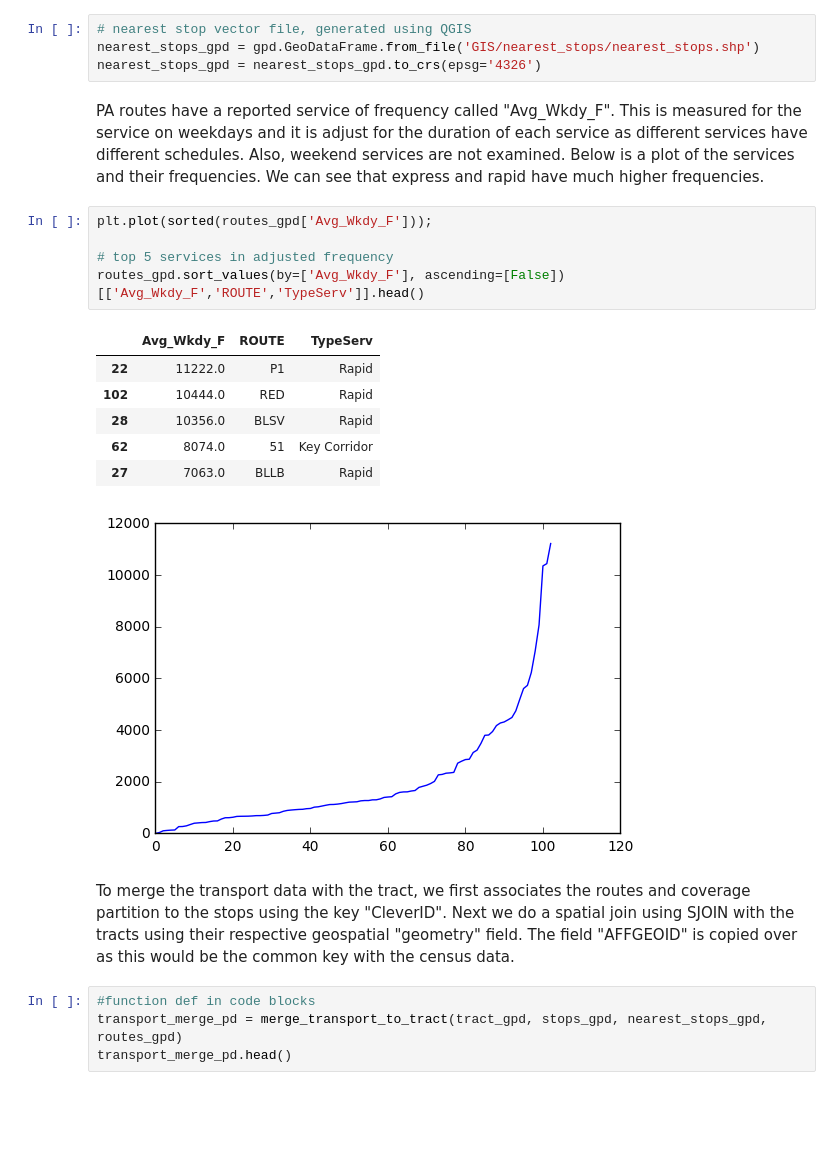
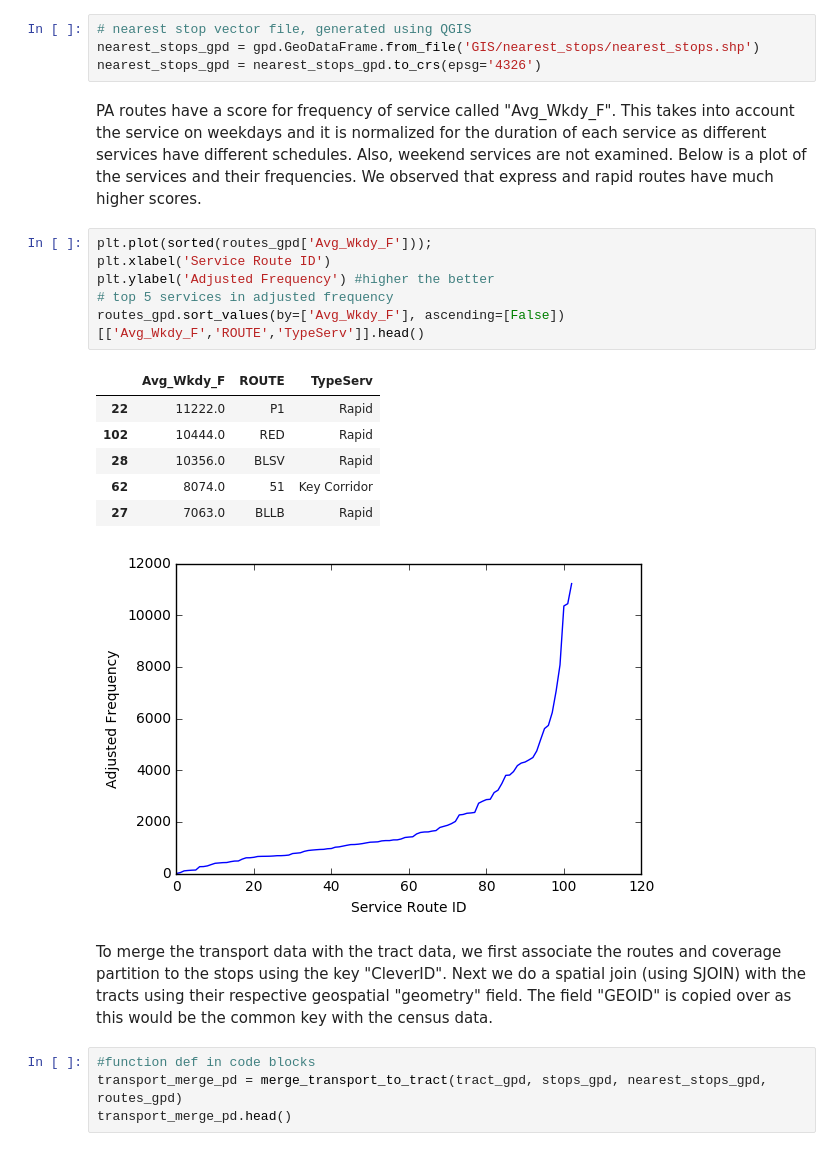
Before and after one commit to hhchin/15688, a Jupyter notebook: A Study on the Public Transport Availability in Pittsburgh .ipynb, the cells around one changed output. Drawn from its saved outputs; the diff is of its cells as text; blank space fills up the shorter version.

```diff
--- a/A Study on the Public Transport Availability in Pittsburgh .ipynb
+++ b/A Study on the Public Transport Availability in Pittsburgh .ipynb
@@ -111,22 +111,23 @@ The vector::triangulation tool in QGIS is used compute the area coverage. Below
 nearest_stops_gpd = gpd.GeoDataFrame.from_file('GIS/nearest_stops/nearest_stops.shp')
 nearest_stops_gpd = nearest_stops_gpd.to_crs(epsg='4326')
 # %% [markdown]
-PA routes have a reported service of frequency called "Avg_Wkdy_F". This is measured for the service on weekdays and it is adjust for the duration of each service as different services have different schedules. Also, weekend services are not examined. Below is a plot of the services and their frequencies. We can see that express and rapid have much higher frequencies.
+PA routes have a score for frequency of service called "Avg_Wkdy_F". This takes into account the service on weekdays and it is normalized for the duration of each service as different services have different schedules. Also, weekend services are not examined. Below is a plot of the services and their frequencies. We observed that express and rapid routes have much higher scores.
 # %%
 plt.plot(sorted(routes_gpd['Avg_Wkdy_F']));
-
+plt.xlabel('Service Route ID')
+plt.ylabel('Adjusted Frequency') #higher the better
 # top 5 services in adjusted frequency
 routes_gpd.sort_values(by=['Avg_Wkdy_F'], ascending=[False])[['Avg_Wkdy_F','ROUTE','TypeServ']].head()
 # %% [output]
 |  | Avg_Wkdy_F | ROUTE | TypeServ |
 | 22 | 11222.0 | P1 | Rapid |
 | 102 | 10444.0 | RED | Rapid |
 | 28 | 10356.0 | BLSV | Rapid |
 | 62 | 8074.0 | 51 | Key Corridor |
 | 27 | 7063.0 | BLLB | Rapid |
-[figure, old version]
+[figure, new version]
 # %% [markdown]
-To merge the transport data with the tract, we first associates the routes and coverage partition to the stops using the key "CleverID". Next we do a spatial join using SJOIN with the tracts using their respective geospatial "geometry" field. The field "AFFGEOID" is copied over as this would be the common key with the census data.
+To merge the transport data with the tract data, we first associate the routes and coverage partition to the stops using the key "CleverID". Next we do a spatial join (using SJOIN) with the tracts using their respective geospatial "geometry" field. The field "GEOID" is copied over as this would be the common key with the census data.
 # %%
 #function def in code blocks
 transport_merge_pd = merge_transport_to_tract(tract_gpd, stops_gpd, nearest_stops_gpd, routes_gpd)
```
Also changed, not shown: parts of 21 cells of this notebook, 25 other files.
